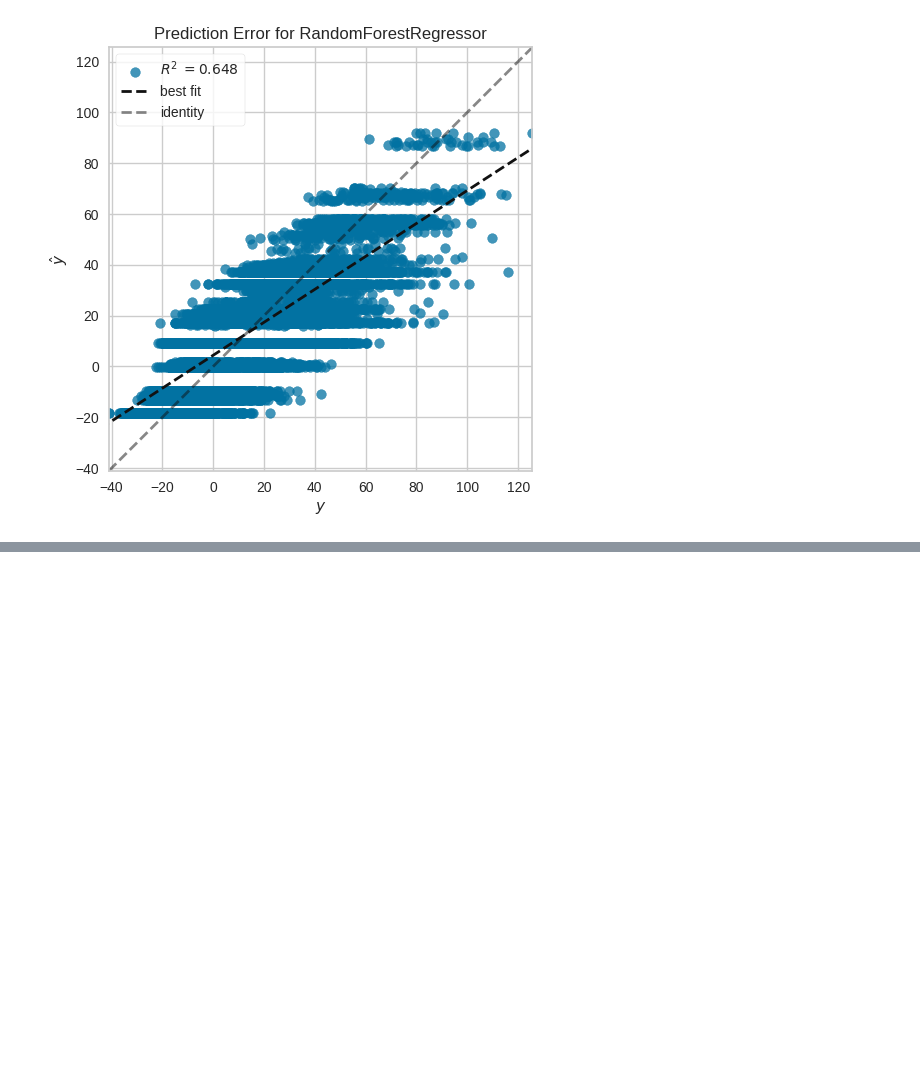
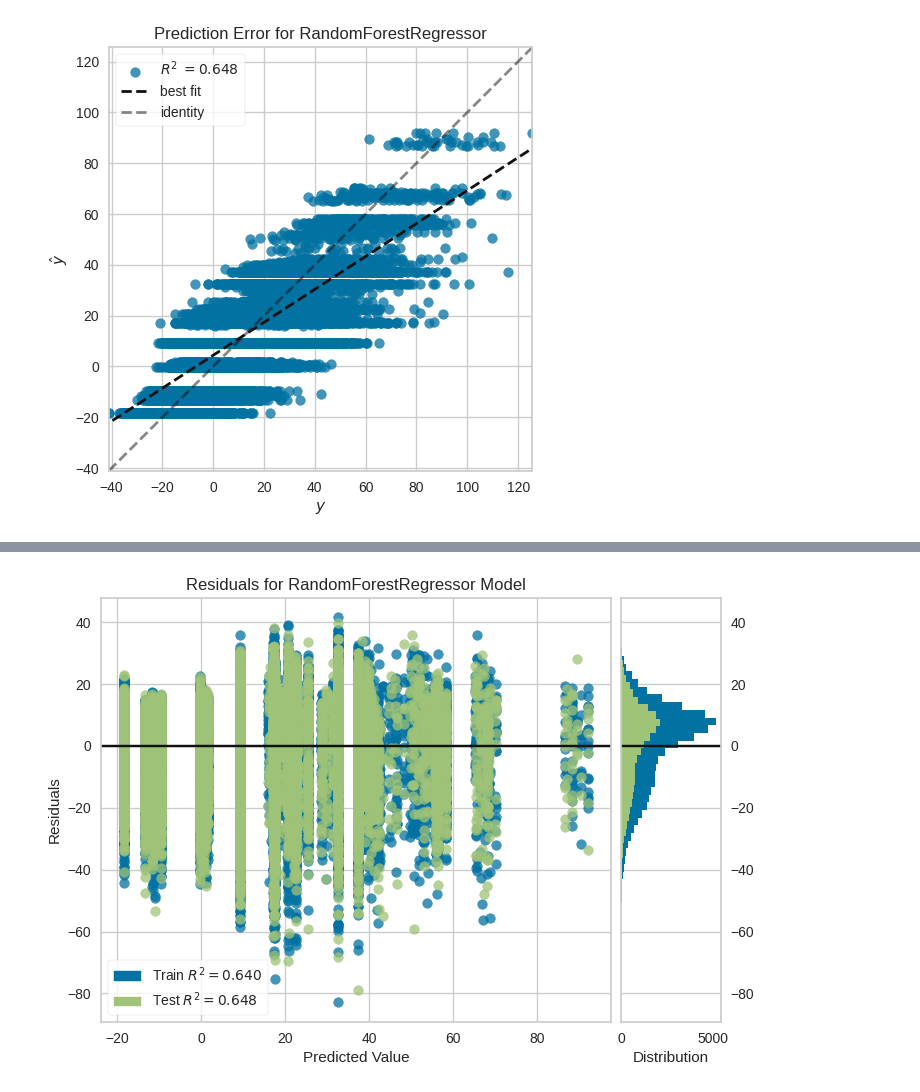
Before and after one commit to Tecindes/ClasificacionValidacion, a Jupyter notebook: IAAumentada.ipynb, the cells around one changed output, grey strips where cells are left out. Cells and saved outputs as stored; diff of their text form; code cells hidden in the pictures; blank space fills up the shorter version.

```diff
--- a/IAAumentada.ipynb
+++ b/IAAumentada.ipynb
@@ -493,0 +503,5 @@ visualizer=prediction_error(modelo, X_train, y_train, X_test, y_test);
+# %%
+from yellowbrick.regressor import residuals_plot
+viz=residuals_plot(modelo, X_train, y_train, X_test, y_test);
+# %% [output]
+[figure, added]
```
Also changed, not shown: parts of 1 cell of this notebook.
